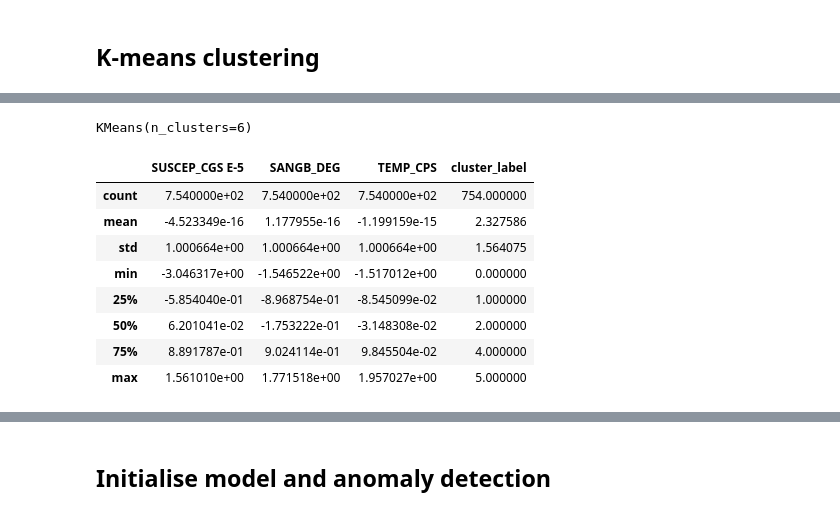
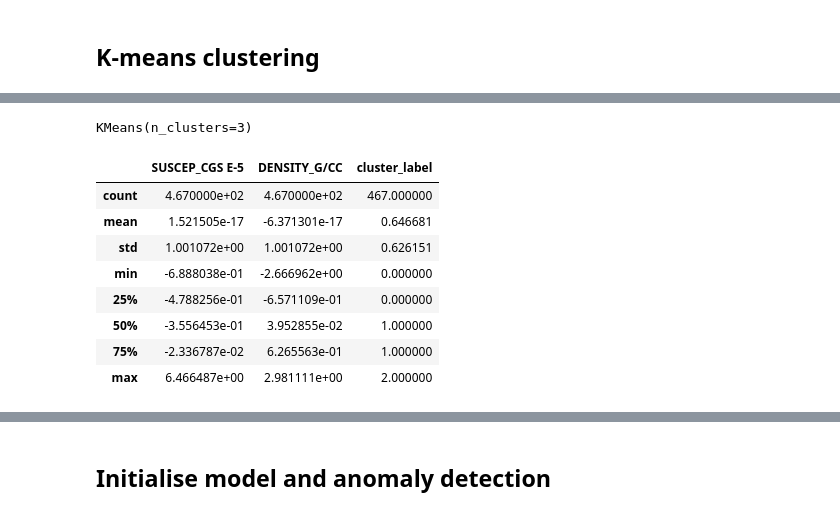
Before and after one commit to lcardsvr/Geophysical-Tool-Response-Project, a Jupyter notebook: ML_model_train.ipynb, the cells around one changed output, grey strips where cells are left out. Saved outputs shown, nothing was run; the diff lists cells and outputs as text; code cells hidden in the pictures.

```diff
--- a/ML_model_train.ipynb
+++ b/ML_model_train.ipynb
@@ -191,0 +139,11 @@ tool_9622C_filtered_data.describe()
+# %%
+
+merged_filtered_data = merged_filtered_data[
+    (merged_filtered_data['SUSCEP_CGS E-5'] >= lower_bounds['SUSCEP_CGS E-5']) &
+    (merged_filtered_data['SUSCEP_CGS E-5'] <= upper_bounds['SUSCEP_CGS E-5']) &
+    (merged_filtered_data['DENSITY_G/CC'] >= lower_bounds['DENSITY_G/CC']) &
+    (merged_filtered_data['DENSITY_G/CC'] <= upper_bounds['DENSITY_G/CC']) #&
+    #(merged_filtered_data['TEMP_CPS'] >= lower_bounds['TEMP_CPS']) &
+    #(merged_filtered_data['TEMP_CPS'] <= upper_bounds['TEMP_CPS'])
+]
+merged_filtered_data.head()
@@ -192,7 +157,8 @@ tool_9622C_filtered_data.describe()
 # %%
-# Scale the filtered Data
+# Scale the filtered Data Remove data that is not to be scaled (Well and Depth)
+scaled_merged_filtered_data = merged_filtered_data.drop(columns=['well', 'Depth_M'])
 scaler = StandardScaler()
-scaled_9622C_data = scaler.fit_transform(tool_9622C_filtered_data)
+scaled_data = scaler.fit_transform(scaled_merged_filtered_data)
 # %% [markdown]
 ## K-means clustering
 # %%
@@ -205,7 +171,7 @@ k = list(range(1, 11))
 # Append the value of the computed inertia from the `inertia_` attribute of the KMeans model instance
 for i in k:
     k_model = KMeans(n_clusters=i, random_state=1)
-    k_model.fit(scaled_9622C_data)
+    k_model.fit(scaled_data)
     inertia.append(k_model.inertia_)
 # %%
 # Define a DataFrame to hold the values for k and the corresponding inertia
@@ -233,25 +199,25 @@ df_elbow.hvplot.line(
 [interactive output not drawn]
 # %%
 # Choose number of clusters
-k = 6
+k = 3
 model = KMeans(n_clusters=k)
-model.fit(scaled_9622C_data)
+model.fit(scaled_data)
 # %% [output]
-KMeans(n_clusters=6)
+KMeans(n_clusters=3)
 # %%
-scaled_9622C_df = pd.DataFrame(scaled_9622C_data, columns = ['SUSCEP_CGS E-5', 'SANGB_DEG', 'TEMP_CPS'])
-scaled_9622C_df['cluster_label'] = model.labels_  # Assign cluster labels to DataFrame
-scaled_9622C_df.describe()
+scaled_merged_df = pd.DataFrame(scaled_data, columns = ['SUSCEP_CGS E-5', 'DENSITY_G/CC'])
+scaled_merged_df['cluster_label'] = model.labels_  # Assign cluster labels to DataFrame
+scaled_merged_df.describe()
 # %% [output]
-|  | SUSCEP_CGS E-5 | SANGB_DEG | TEMP_CPS | cluster_label |
-| count | 7.540000e+02 | 7.540000e+02 | 7.540000e+02 | 754.000000 |
-| mean | -4.523349e-16 | 1.177955e-16 | -1.199159e-15 | 2.327586 |
-| std | 1.000664e+00 | 1.000664e+00 | 1.000664e+00 | 1.564075 |
-| min | -3.046317e+00 | -1.546522e+00 | -1.517012e+00 | 0.000000 |
-| 25% | -5.854040e-01 | -8.968754e-01 | -8.545099e-02 | 1.000000 |
-| 50% | 6.201041e-02 | -1.753222e-01 | -3.148308e-02 | 2.000000 |
-| 75% | 8.891787e-01 | 9.024114e-01 | 9.845504e-02 | 4.000000 |
-| max | 1.561010e+00 | 1.771518e+00 | 1.957027e+00 | 5.000000 |
+|  | SUSCEP_CGS E-5 | DENSITY_G/CC | cluster_label |
+| count | 4.670000e+02 | 4.670000e+02 | 467.000000 |
+| mean | 1.521505e-17 | -6.371301e-17 | 0.646681 |
+| std | 1.001072e+00 | 1.001072e+00 | 0.626151 |
+| min | -6.888038e-01 | -2.666962e+00 | 0.000000 |
+| 25% | -4.788256e-01 | -6.571109e-01 | 0.000000 |
+| 50% | -3.556453e-01 | 3.952855e-02 | 1.000000 |
+| 75% | -2.336787e-02 | 6.265563e-01 | 1.000000 |
+| max | 6.466487e+00 | 2.981111e+00 | 2.000000 |
 # %%
 mahalanobis_distances = []
 for i in range(k):
```
Also changed, not shown: parts of 32 cells of this notebook.
